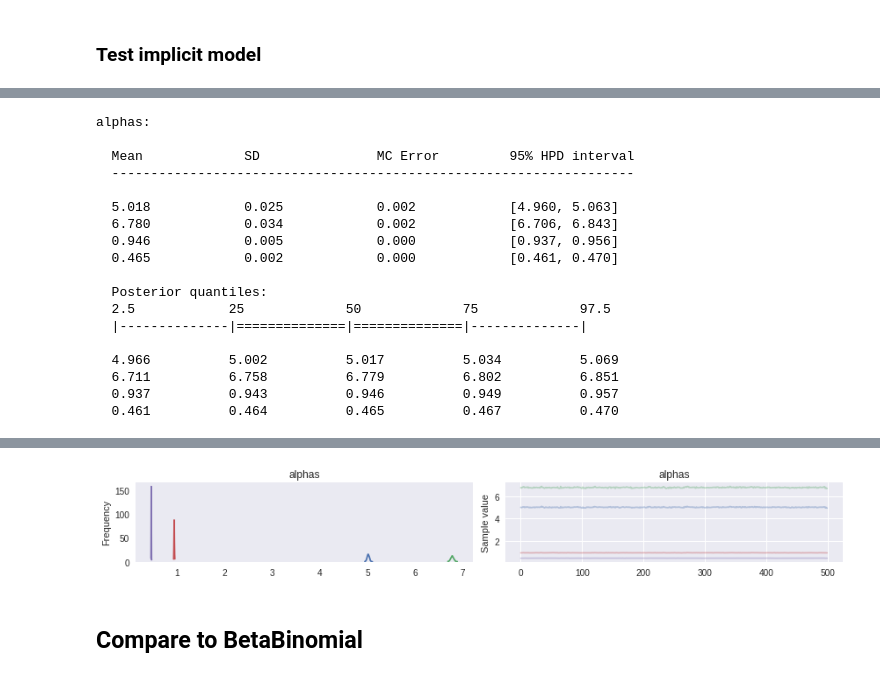
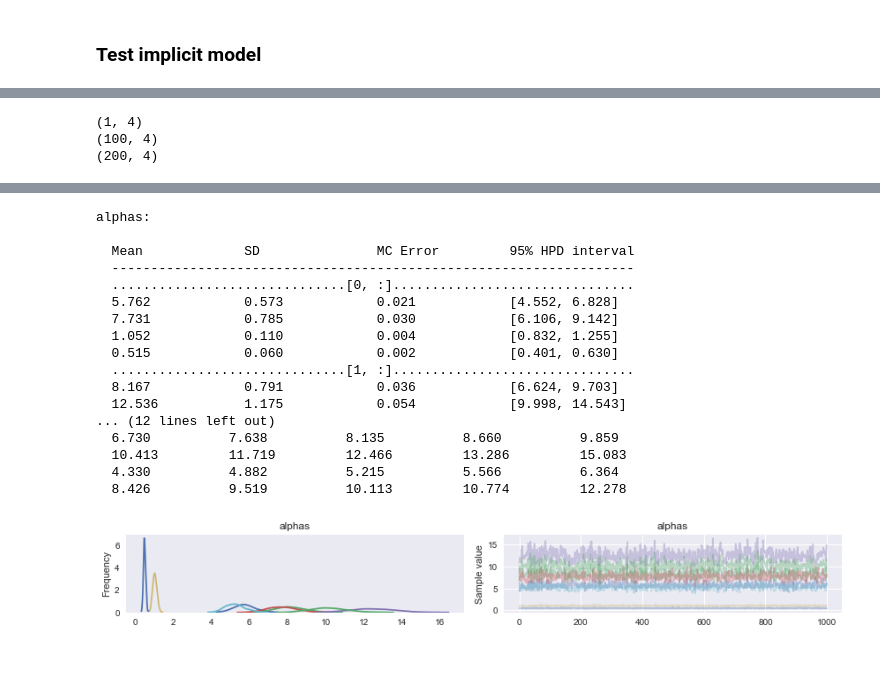
Before and after one commit to ExpectationMax/HorseshoeDMRegression, a Jupyter notebook: Implicit_explicit.ipynb, the cells around one changed output, grey strips where cells are left out. Drawn from its saved outputs; the diff is of its cells as text; code cells hidden in the pictures.

```diff
--- a/Implicit_explicit.ipynb
+++ b/Implicit_explicit.ipynb
@@ -42,12 +67,21 @@ normalized:
 # %%
 with pm.Model() as model:
     lowerbound = pm.Bound(pm.Flat, lower=0)
-    a = lowerbound('alphas', shape=len(alphas))
-    d = pm.Dirichlet('dirichlets', a, shape=(N, len(alphas)))
-    obs = pm.Multinomial('data', n=ndraws,p=d, observed=data)
+    a = lowerbound('alphas', shape=(2, int(alphas.shape[1])))
+    a1padded = tt.shape_padleft(a[0])
+    a2padded = tt.shape_padleft(a[1])
+    print(a1padded.tag.test_value.shape)
+    d1s = tt.repeat(a1padded, int(N/2), axis=0)
+    d2s = tt.repeat(a2padded, int(N/2), axis=0)
+    print(d1s.tag.test_value.shape)
+    aconcat = tt.concatenate([d1s, d2s], axis=0)
+    print(aconcat.tag.test_value.shape)
+    d = pm.Dirichlet('dirichlets', aconcat, shape=(N, alphas.shape[1]))
+    obs = pm.Multinomial('data', n=ndraws[:, np.newaxis], p=d, observed=data)
 
 with model:
-    trace = pm.sample()
-    pm.traceplot(trace)
+    #step = pm.Metropolis()
+    trace = pm.sample(tune=800, draws=1000)
+    pm.traceplot(trace, ['alphas'])
     pm.summary(trace, ['alphas'])
 # %% [output]
@@ -79,12 +115,22 @@ alphas:
 # %%
 with pm.Model() as implicit_model:
     lowerbound = pm.Bound(pm.Flat, lower=0)
-    a = lowerbound('alphas', shape=len(alphas))
-    obs = DirichletMultinomial('data', n=np.array([ndraws]*N, dtype=np.uint), a=a, observed=data)
+    a = lowerbound('alphas', shape=(2, int(alphas.shape[1])))
+    a1padded = tt.shape_padleft(a[0])
+    a2padded = tt.shape_padleft(a[1])
+    print(a1padded.tag.test_value.shape)
+    d1s = tt.repeat(a1padded, int(N/2), axis=0)
+    d2s = tt.repeat(a2padded, int(N/2), axis=0)
+    print(d1s.tag.test_value.shape)
+    aconcat = tt.concatenate([d1s, d2s], axis=0)
+    print(aconcat.tag.test_value.shape)
+    n=ndraws#np.array([ndraws]*N)
+    obs = DirichletMultinomial('data', n=n, a=aconcat, observed=data)
 
 with implicit_model:
-    implicit_trace = pm.sample()
-    pm.traceplot(implicit_trace)
+    #step=pm.Metropolis()
+    implicit_trace = pm.sample(tune=800, draws=1000)
+    pm.traceplot(implicit_trace, ['alphas'])
     pm.summary(implicit_trace, ['alphas'])
 # %% [output]
 Auto-assigning NUTS sampler...
@@ -94,18 +138,3 @@ Interrupted at 11,800 [5%]: Average Loss = 7.458e+07
-alphas:
-
-  Mean             SD               MC Error         95% HPD interval
-  -------------------------------------------------------------------
-
-  5.018            0.025            0.002            [4.960, 5.063]
-  6.780            0.034            0.002            [6.706, 6.843]
-  0.946            0.005            0.000            [0.937, 0.956]
-  0.465            0.002            0.000            [0.461, 0.470]
-
-  Posterior quantiles:
-  2.5            25             50             75             97.5
-  |--------------|==============|==============|--------------|
-
-  4.966          5.002          5.017          5.034          5.069
-  6.711          6.758          6.779          6.802          6.851
-  0.937          0.943          0.946          0.949          0.957
-  0.461          0.464          0.465          0.467          0.470
+(1, 4)
+(100, 4)
+(200, 4)
@@ -112,3 +143,18 @@ alphas:
+alphas:
+
+  Mean             SD               MC Error         95% HPD interval
+  -------------------------------------------------------------------
+  ..............................[0, :]...............................
+  5.762            0.573            0.021            [4.552, 6.828]
+  7.731            0.785            0.030            [6.106, 9.142]
+  1.052            0.110            0.004            [0.832, 1.255]
+  0.515            0.060            0.002            [0.401, 0.630]
+  ..............................[1, :]...............................
+  8.167            0.791            0.036            [6.624, 9.703]
+  12.536           1.175            0.054            [9.998, 14.543]
+... (12 lines left out)
+  6.730          7.638          8.135          8.660          9.859
+  10.413         11.719         12.466         13.286         15.083
+  4.330          4.882          5.215          5.566          6.364
+  8.426          9.519          10.113         10.774         12.278
-[figure, old version]
+[figure, new version]
-# %% [markdown]
-## Compare to BetaBinomial
```
Also changed, not shown: parts of 12 cells of this notebook, 1 other file.
